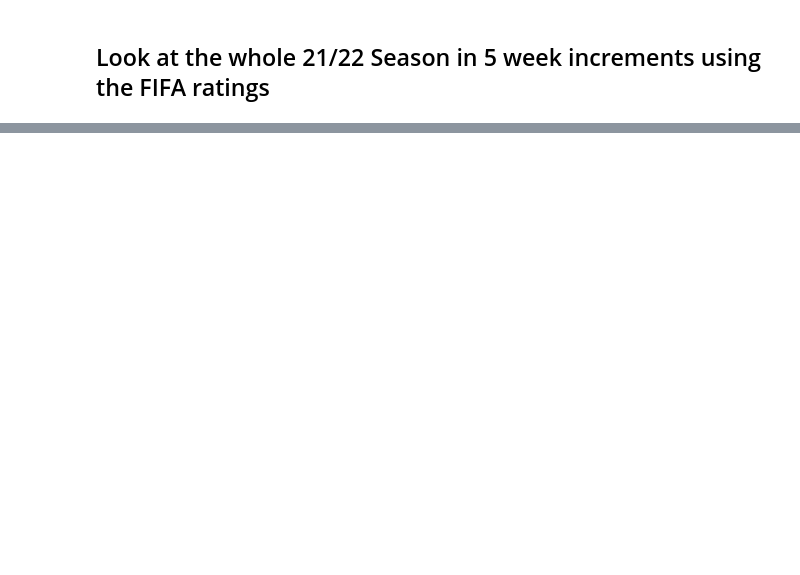
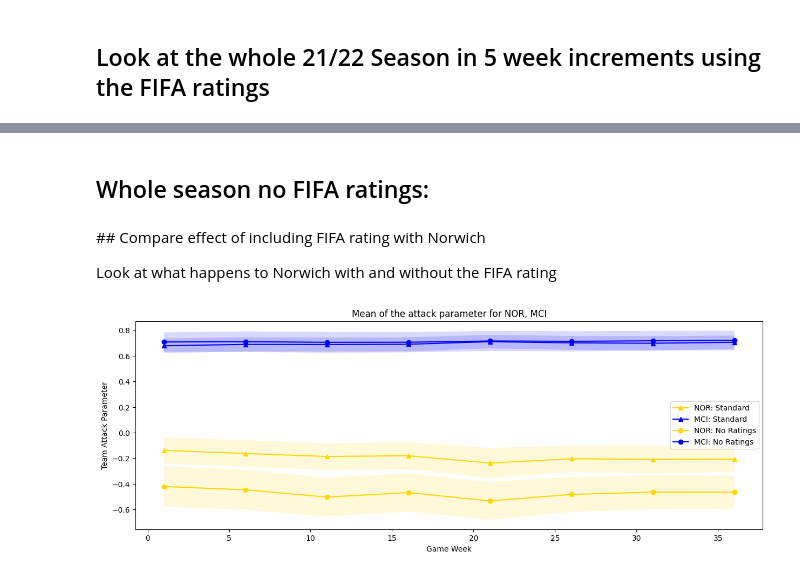
Before and after one commit to alan-turing-institute/AIrsenal, a Jupyter notebook: notebooks/progression_of_attack_parameter.ipynb, the cells around one changed output, grey strips where cells are left out. Drawn from its saved outputs; the diff is of its cells as text; code cells hidden in the pictures; blank space fills up the shorter version.

Commit message:
streamline notebook

```diff
--- a/notebooks/progression_of_attack_parameter.ipynb
+++ b/notebooks/progression_of_attack_parameter.ipynb
@@ -188,0 +191,52 @@ plot_averages(jump_models, ["BRE", "MCI"])
+# %% [markdown]
+## Whole season no FIFA ratings:
+# %%
+no_rate_jump_models = {}
+for gw in jump_game_week:
+    # Making the model - this time we use the two preccursor functions from
+    # get_fitted_team_model - as we aren't adding new teams
+
+    training_data = notebook_get_training_data(season = "2122",
+                                      gameweek = gw,
+                                      dbsession = session)
+    no_rate_jump_models[gw] = create_and_fit_team_model(training_data)
+# %% [markdown]
+## Compare effect of including FIFA rating with Norwich
+
+Look at what happens to Norwich with and without the FIFA rating
+# %%
+def compare_models(model_list, team_list):
+    ax = plt.figure(figsize=(15, 5)).gca()
+    marker_list = ['^', "o", "*", "+"]
+    for i, md in enumerate(model_list):
+        models_dict = md[0]
+        x = list(models_dict.keys())
+        for team in team_list:
+            if team not in team_colours.keys():
+                team_colours[team] = "gray"
+            mean_att = []
+            ul = []
+            ll = []
+            for gw, m in models_dict.items():
+                mn = m.attack[:,m.teams.index(team)].mean()
+                ul.append(mn + np.std(m.attack[:,m.teams.index(team)]))
+                ll.append(mn - np.std(m.attack[:,m.teams.index(team)]))
+                mean_att.append(mn)
+            plt.plot(x,
+                mean_att,
+                label=f"{team}: {md[1]}",
+                marker=marker_list[i],
+                color=team_colours[team]
+                )
+            plt.fill_between(x, ul, ll, facecolor=team_colours[team], alpha=.15)
+
+    plt.title(f"Mean of the attack parameter for {', '.join(team_list)}")
+    plt.xlabel("Game Week")
+    plt.ylabel("Team Attack Parameter")
+
+    plt.legend()
+    plt.show()
+# %%
+compare_models([(jump_models, "Standard"), (no_rate_jump_models, "No Ratings")], ["NOR", "MCI"])
+# %% [output]
+[figure, added]
```
Also changed, not shown: parts of 26 cells of this notebook.
